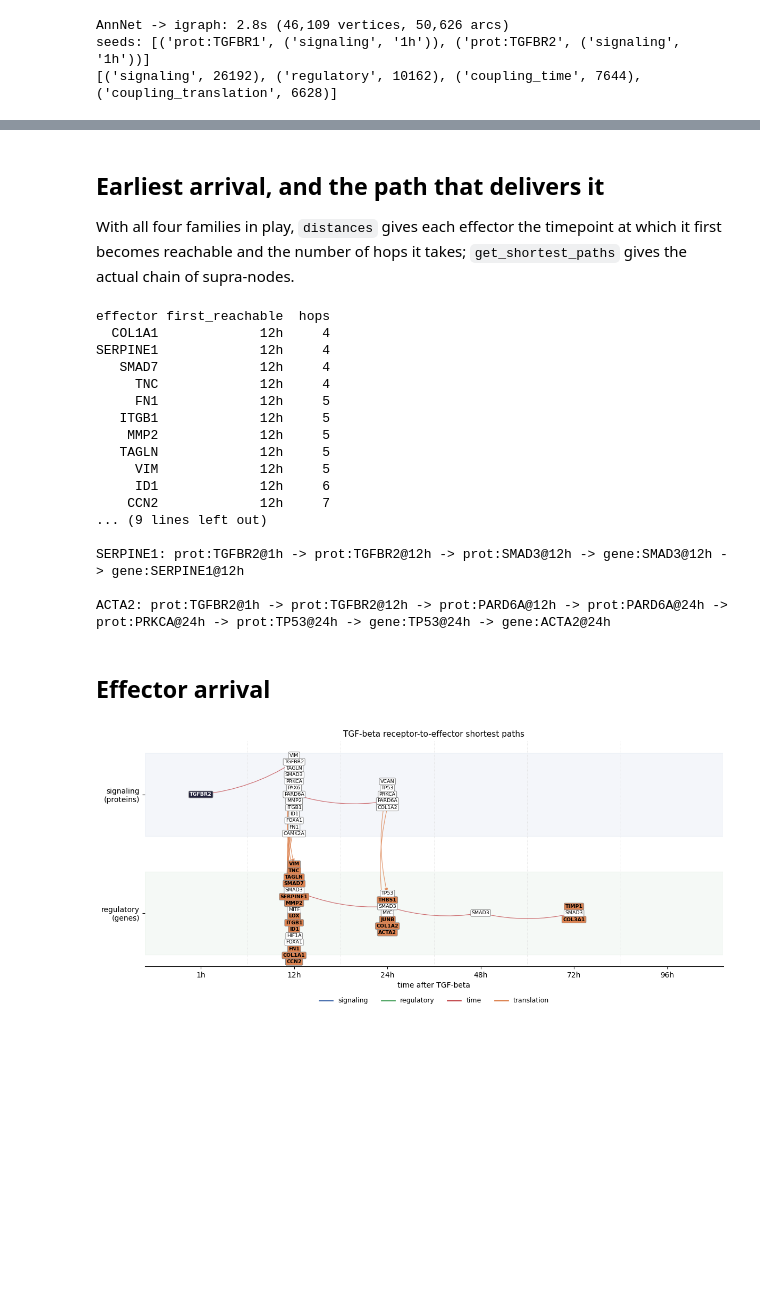
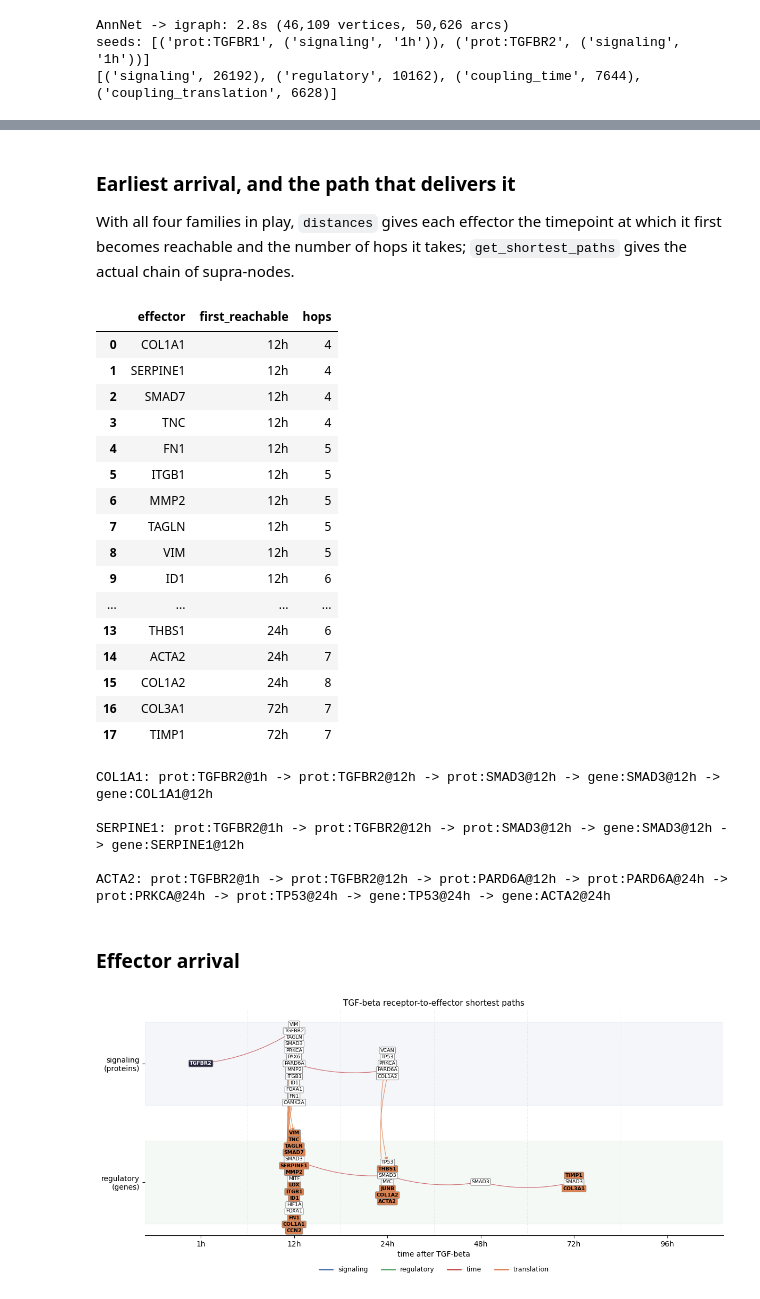
Before and after one commit to saezlab/annnet, a Jupyter notebook: notebooks/use_cases/UC2.ipynb, the cells around one changed output, grey strips where cells are left out. Drawn from its saved outputs; the diff is of its cells as text; code cells hidden in the pictures; blank space fills up the shorter version.

```diff
--- a/notebooks/use_cases/UC2.ipynb
+++ b/notebooks/use_cases/UC2.ipynb
@@ -637,50 +659,54 @@ print(ablation.to_string(index=False))
 # %% [markdown]
-## Earliest arrival, and the path that delivers it
+### Earliest arrival, and the path that delivers it
 
 With all four families in play, `distances` gives each effector the timepoint at
 which it first becomes reachable and the number of hops it takes;
 `get_shortest_paths` gives the actual chain of supra-nodes.
 # %%
-full = distances["+ translation"]
+full = distances['+ translation']
 arrival = pd.DataFrame(
     [
-        {"effector": s, "first_reachable": layer, "hops": int(hops)}
+        {'effector': s, 'first_reachable': layer, 'hops': int(hops)}
         for s in EFFECTORS
-        for layer, hops in [earliest(full, s, "regulatory", "gene:") or (None, np.nan)]
+        for layer, hops in [earliest(full, s, 'regulatory', 'gene:') or (None, np.nan)]
         if layer is not None
     ]
-).sort_values(["first_reachable", "hops", "effector"])
-arrival.to_csv(TABLES / "effector_arrival.csv", index=False)
-print(arrival.to_string(index=False))
+).sort_values(['first_reachable', 'hops', 'effector'], ignore_index=True)
+display(arrival)
 
 paths = {}
 for r in arrival.itertuples():
-    target = supra[(f"gene:{r.effector}", ("regulatory", r.first_reachable))]
-    source = min(seeds, key=lambda s: flow.distances(source=[s], target=[target], mode="out")[0][0])
-    paths[r.effector] = flow.get_shortest_paths(source, to=target, mode="out")[0]
+    target = supra[(f'gene:{r.effector}', ('regulatory', r.first_reachable))]
+    source = min(seeds, key=lambda s: flow.distances(source=[s], target=[target], mode='out')[0][0])
+    paths[r.effector] = flow.get_shortest_paths(source, to=target, mode='out')[0]
 
-for s in ("COL1A1", "SERPINE1", "ACTA2"):
-    chain = " -> ".join(f"{names[v][0]}@{names[v][1][1]}" for v in paths[s])
-    print(f"\n{s}: {chain}")
+for s in ('COL1A1', 'SERPINE1', 'ACTA2'):
+    chain = ' -> '.join(f'{names[v][0]}@{names[v][1][1]}' for v in paths[s])
+    print(f'\n{s}: {chain}')
 # %% [output]
+|  | effector | first_reachable | hops |
+| 0 | COL1A1 | 12h | 4 |
+| 1 | SERPINE1 | 12h | 4 |
+| 2 | SMAD7 | 12h | 4 |
+| 3 | TNC | 12h | 4 |
+| 4 | FN1 | 12h | 5 |
+| 5 | ITGB1 | 12h | 5 |
+| 6 | MMP2 | 12h | 5 |
+| 7 | TAGLN | 12h | 5 |
+| 8 | VIM | 12h | 5 |
+| 9 | ID1 | 12h | 6 |
+| ... | ... | ... | ... |
+| 13 | THBS1 | 24h | 6 |
+| 14 | ACTA2 | 24h | 7 |
+| 15 | COL1A2 | 24h | 8 |
+| 16 | COL3A1 | 72h | 7 |
+| 17 | TIMP1 | 72h | 7 |
-effector first_reachable  hops
-  COL1A1             12h     4
-SERPINE1             12h     4
-   SMAD7             12h     4
-     TNC             12h     4
-     FN1             12h     5
-   ITGB1             12h     5
-    MMP2             12h     5
-   TAGLN             12h     5
-     VIM             12h     5
-     ID1             12h     6
-    CCN2             12h     7
-... (9 lines left out)
+COL1A1: prot:TGFBR2@1h -> prot:TGFBR2@12h -> prot:SMAD3@12h -> gene:SMAD3@12h -> gene:COL1A1@12h
 
 SERPINE1: prot:TGFBR2@1h -> prot:TGFBR2@12h -> prot:SMAD3@12h -> gene:SMAD3@12h -> gene:SERPINE1@12h
 
 ACTA2: prot:TGFBR2@1h -> prot:TGFBR2@12h -> prot:PARD6A@12h -> prot:PARD6A@24h -> prot:PRKCA@24h -> prot:TP53@24h -> gene:TP53@24h -> gene:ACTA2@24h
 # %% [markdown]
-## Effector arrival
+### Effector arrival
 # %%
 COLOURS = {
```
Also changed, not shown: parts of 42 cells of this notebook, 5 other files.
